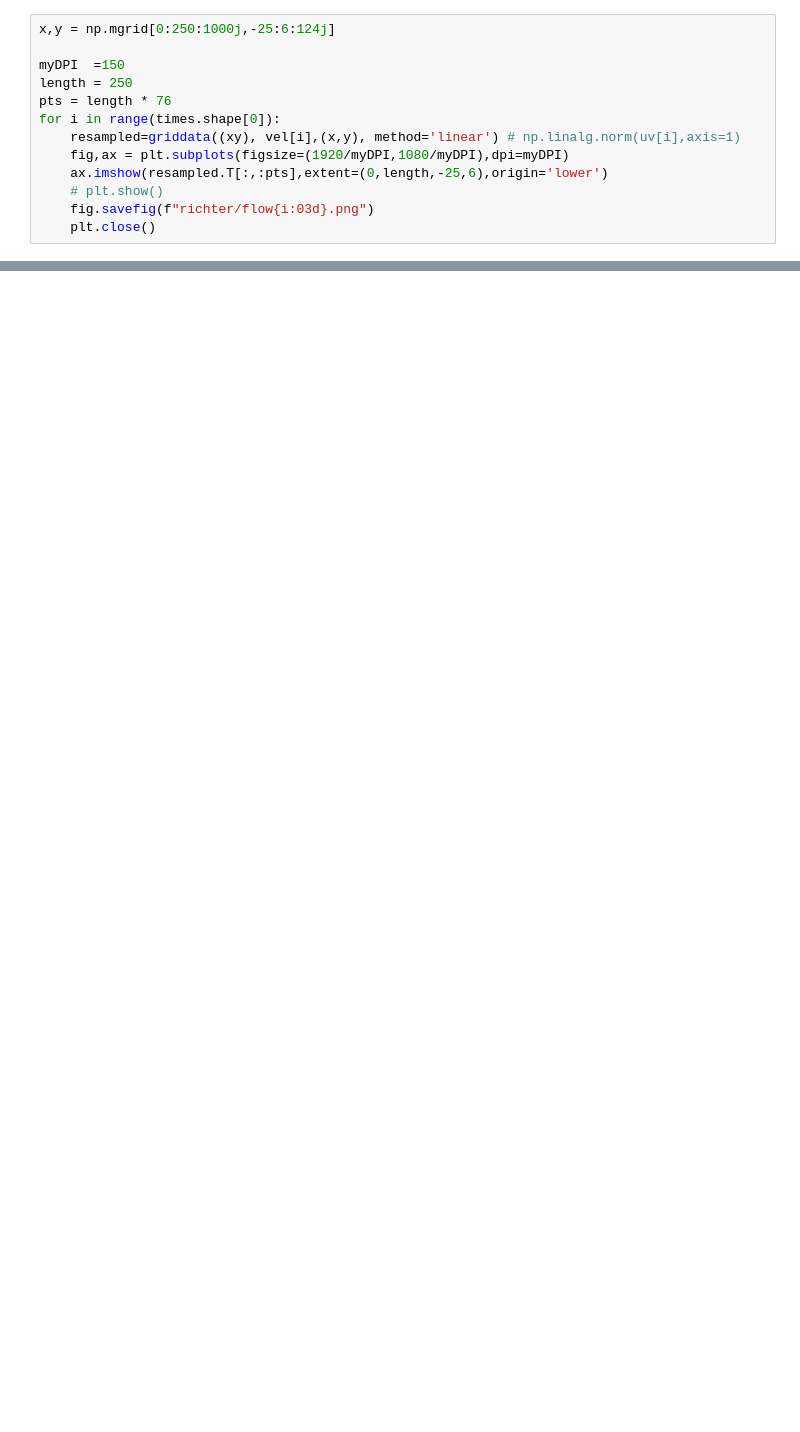
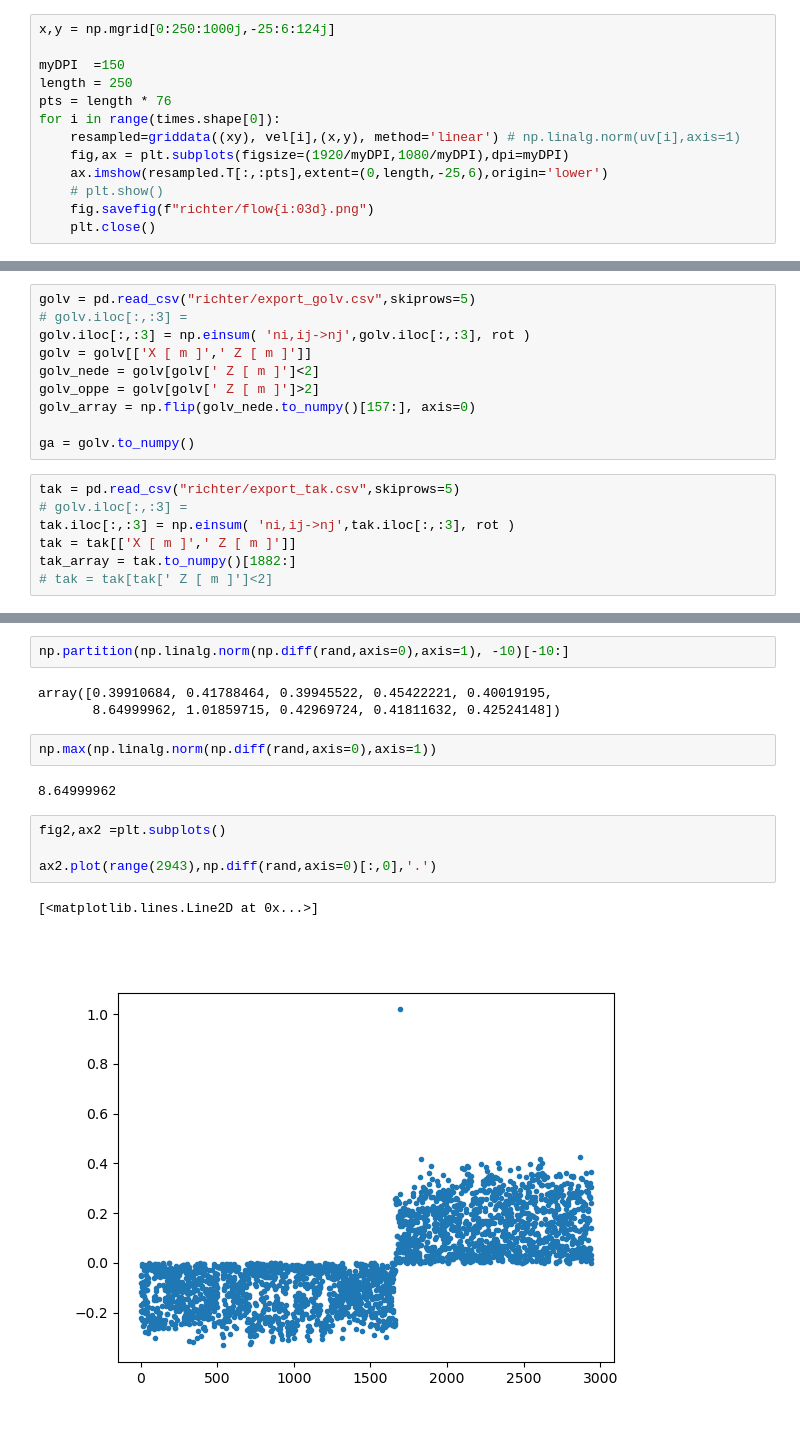
Before and after one commit to Havrevoll/Ribber, a Jupyter notebook: richter_analysar.ipynb, the cells around one changed output, grey strips where cells are left out. Cells and saved outputs as stored; diff of their text form; blank space fills up the shorter version.

```diff
--- a/richter_analysar.ipynb
+++ b/richter_analysar.ipynb
@@ -80,0 +77,17 @@ b
+# %%
+golv = pd.read_csv("richter/export_golv.csv",skiprows=5)
+# golv.iloc[:,:3] =
+golv.iloc[:,:3] = np.einsum( 'ni,ij->nj',golv.iloc[:,:3], rot )
+golv = golv[['X [ m ]',' Z [ m ]']]
+golv_nede = golv[golv[' Z [ m ]']<2]
+golv_oppe = golv[golv[' Z [ m ]']>2]
+golv_array = np.flip(golv_nede.to_numpy()[157:], axis=0)
+
+ga = golv.to_numpy()
+# %%
+tak = pd.read_csv("richter/export_tak.csv",skiprows=5)
+# golv.iloc[:,:3] =
+tak.iloc[:,:3] = np.einsum( 'ni,ij->nj',tak.iloc[:,:3], rot )
+tak = tak[['X [ m ]',' Z [ m ]']]
+tak_array = tak.to_numpy()[1882:]
+# tak = tak[tak[' Z [ m ]']<2]
@@ -80,0 +119,16 @@ b
+# %%
+np.partition(np.linalg.norm(np.diff(rand,axis=0),axis=1), -10)[-10:]
+# %% [output]
+array([0.39910684, 0.41788464, 0.39945522, 0.45422221, 0.40019195,
+       8.64999962, 1.01859715, 0.42969724, 0.41811632, 0.42524148])
+# %%
+np.max(np.linalg.norm(np.diff(rand,axis=0),axis=1))
+# %% [output]
+8.64999962
+# %%
+fig2,ax2 =plt.subplots()
+
+ax2.plot(range(2943),np.diff(rand,axis=0)[:,0],'.')
+# %% [output]
+[<matplotlib.lines.Line2D at 0x...>]
+[figure, added]
```
Also changed, not shown: parts of 44 cells of this notebook, 8 other files.
